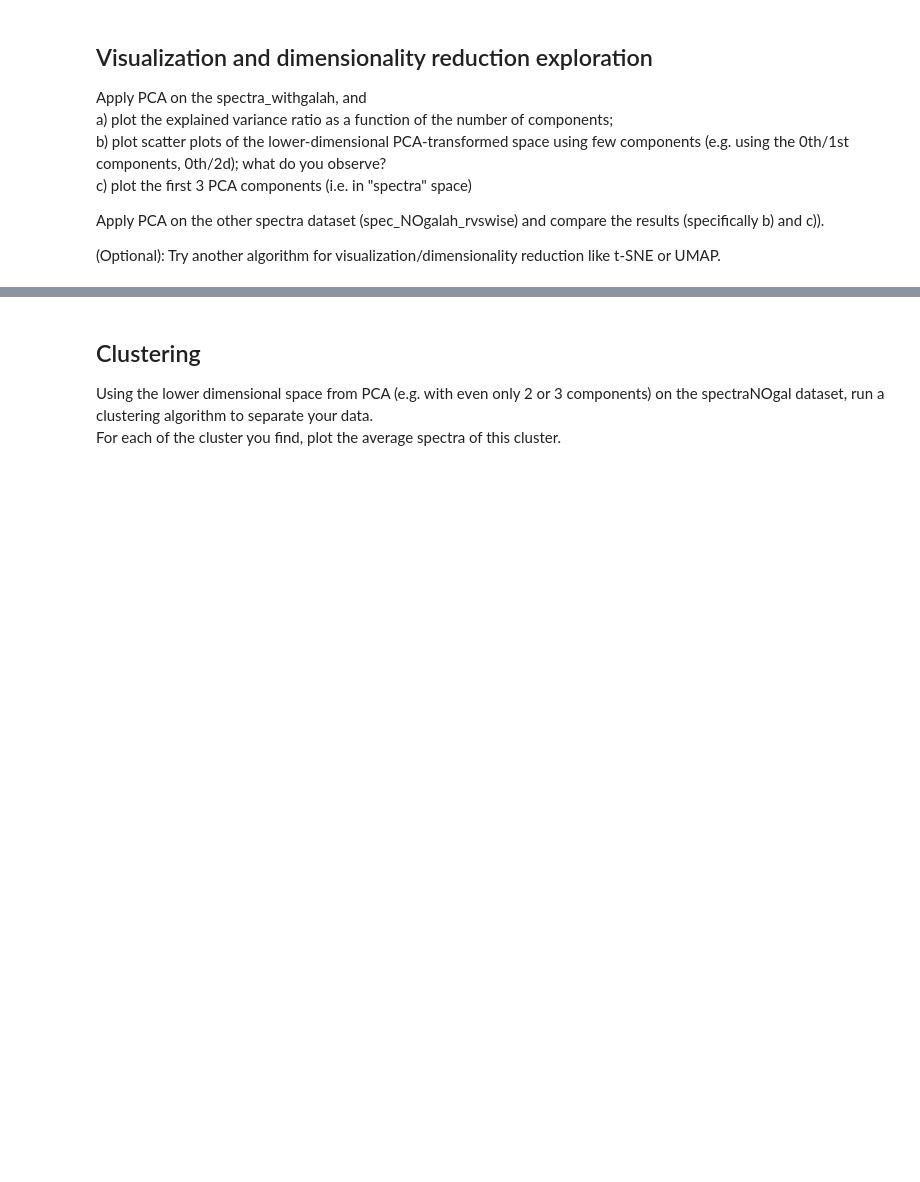
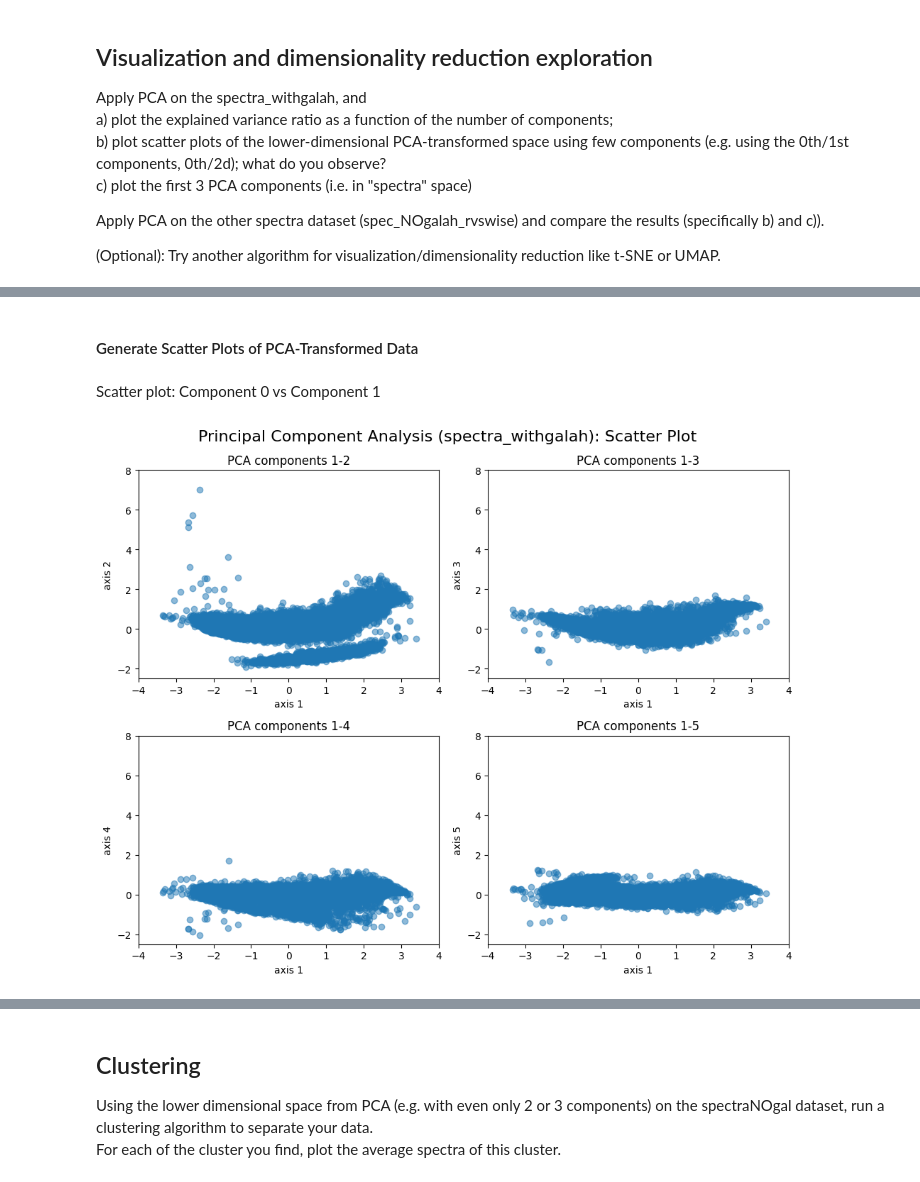
Before and after one commit to JackBlueBird/MHPC.ML.Group.Project.Team.2, a Jupyter notebook: Project2.ipynb, the cells around one changed output, grey strips where cells are left out. Drawn from its saved outputs; the diff is of its cells as text; code cells hidden in the pictures; blank space fills up the shorter version.

Commit message:
add PCA analysis

```diff
--- a/Project2.ipynb
+++ b/Project2.ipynb
@@ -140,0 +192,53 @@ Apply PCA on the other spectra dataset (spec_NOgalah_rvswise) and compare the re
+# %% [markdown]
+#### Generate Scatter Plots of PCA-Transformed Data
+# %% [markdown]
+Scatter plot: Component 0 vs Component 1
+# %%
+# Create a figure with 1 row and 2 columns for side-by-side plots
+fig, axs = plt.subplots(2, 2, figsize=(10, 8))
+
+# First plot (on the left)
+axs[0,0].scatter(spectra_withgalah_pca[:, 0], spectra_withgalah_pca[:, 1], alpha=0.5)
+axs[0,0].set_title('PCA components 1-2')
+axs[0,0].set_xlabel('axis 1')
+axs[0,0].set_ylabel('axis 2')
+#axs[0,0].legend()
+axs[0,0].set_xlim(-4, 4)
+axs[0,0].set_ylim(-2.5, 8)
+
+# Second plot (on the right)
+axs[0,1].scatter(spectra_withgalah_pca[:, 0], spectra_withgalah_pca[:, 2], alpha=0.5)
+axs[0,1].set_title('PCA components 1-3')
+axs[0,1].set_xlabel('axis 1')
+axs[0,1].set_ylabel('axis 3')
+#axs[0,1].legend()
+axs[0,1].set_xlim(-4, 4)
+axs[0,1].set_ylim(-2.5, 8)
+
+# First plot (on the left)
+axs[1,0].scatter(spectra_withgalah_pca[:, 0], spectra_withgalah_pca[:, 3], alpha=0.5)
+axs[1,0].set_title('PCA components 1-4')
+axs[1,0].set_xlabel('axis 1')
+axs[1,0].set_ylabel('axis 4')
+#axs[1,0].legend()
+axs[1,0].set_xlim(-4, 4)
+axs[1,0].set_ylim(-2.5, 8)
+
+# Second plot (on the right)
+axs[1,1].scatter(spectra_withgalah_pca[:, 0], spectra_withgalah_pca[:, 4], alpha=0.5)
+axs[1,1].set_title('PCA components 1-5')
+axs[1,1].set_xlabel('axis 1')
+axs[1,1].set_ylabel('axis 5')
+#axs[0,1].legend()
+axs[1,1].set_xlim(-4, 4)
+axs[1,1].set_ylim(-2.5, 8)
+
+fig.suptitle('Principal Component Analysis (spectra_withgalah): Scatter Plot', fontsize=16)
+
+# Adjust layout to avoid overlap
+plt.tight_layout()
+
+# Show the plot
+plt.show()
+# %% [output]
+[figure, added]
```
Also changed, not shown: parts of 40 cells of this notebook.
